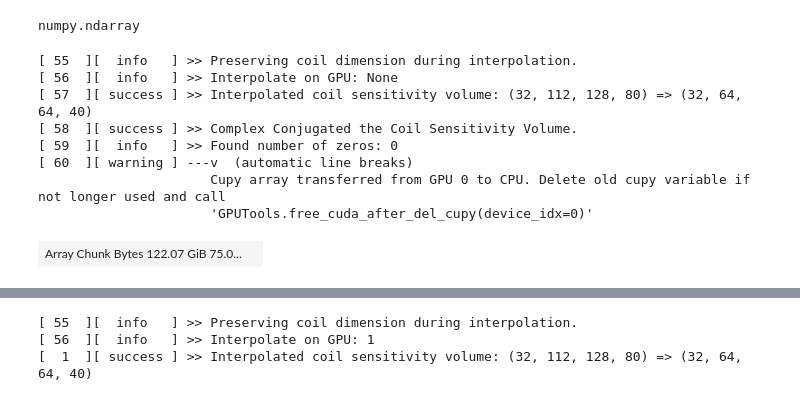
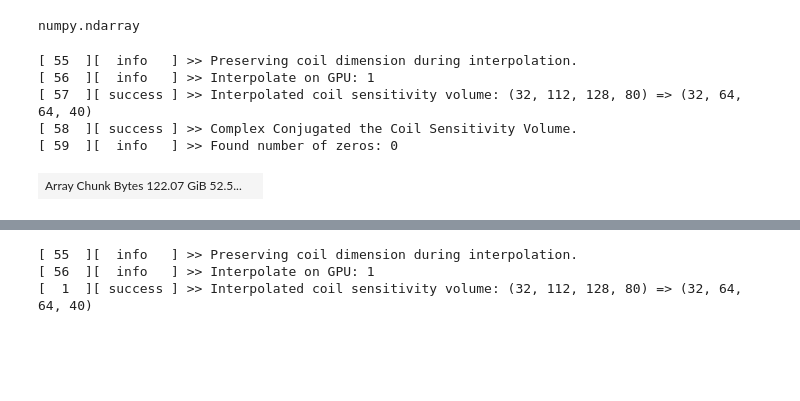
Before and after one commit to MRSI-HFMR-Group-Vienna/Synthetic_MRSI, a Jupyter notebook: code/main_notebook.ipynb, the cells around one changed output, grey strips where cells are left out. Drawn from its saved outputs; the diff is of its cells as text; code cells hidden in the pictures; blank space fills up the shorter version.

```diff
--- a/code/main_notebook.ipynb
+++ b/code/main_notebook.ipynb
@@ -420,7 +420,7 @@ t2_volume.reorder_metabolites(desired_order)
 # %% [markdown]
 #### Create the model
 # %%
-block_size = (int(60), int(112), int(128), int(80))
+block_size = (int(42), int(112), int(128), int(80))
 
 spectral_spatial_model = SpectralSpatialModel(path_cache=configurator.data["cache"],
                                               block_size=block_size,  # Note, also possible: 1536x10x10x10
@@ -603,7 +603,7 @@ coil_sensitivity_volume
 # %%
 #block_size = (32, 35, 112, 128, 80)
 ### block_size = (4, 35, 112, 128, 80) # seem to work very good!
-block_size = (4, 60, 112, 128, 80) # stest with bigger chunksize
+block_size = (4, 42, 112, 128, 80) # test with bigger chunksize
 
 #### TODO coil chunksize sollte nicht 32 sein!!!
 
@@ -611,7 +611,8 @@ sampling_model = SamplingModel(block_size=block_size,
                                path_cache=configurator.data["cache"],
                                data_type="complex64",
                                coil_sensitivity_volume=coil_sensitivity_volume,
-                               spectral_spatial_volume=computational_graph_0)
+                               spectral_spatial_volume=computational_graph_0,
+                               target_gpu_smaller_tasks=target_gpu_smaller_tasks)
 
 # TODO: Implement to print summary!!!! sampling_model.summary()
 # %% [output]
@@ -781,14 +782,12 @@ type(sampling_model.coil_sensitivity_volume.volume)
 # %% [output]
 numpy.ndarray
 # %%
-sampling_model.coil_combination(compute_on_device="gpu", return_on_device="gpu")
+out = sampling_model.coil_combination(compute_on_device="gpu", return_on_device="gpu")
+out
 # %% [output]
 [ 55  ][  info   ] >> Preserving coil dimension during interpolation.
-[ 56  ][  info   ] >> Interpolate on GPU: None
+[ 56  ][  info   ] >> Interpolate on GPU: 1
 [ 57  ][ success ] >> Interpolated coil sensitivity volume: (32, 112, 128, 80) => (32, 64, 64, 40)
 [ 58  ][ success ] >> Complex Conjugated the Coil Sensitivity Volume.
 [ 59  ][  info   ] >> Found number of zeros: 0
-[ 60  ][ warning ] ---v  (automatic line breaks)
-                      Cupy array transferred from GPU 0 to CPU. Delete old cupy variable if not longer used and call
-                      'GPUTools.free_cuda_after_del_cupy(device_idx=0)'
-| Array Chunk Bytes 122.07 GiB 75.0... |  |
+| Array Chunk Bytes 122.07 GiB 52.5... |  |
```
Also changed, not shown: parts of 14 cells of this notebook, 2 other files.
